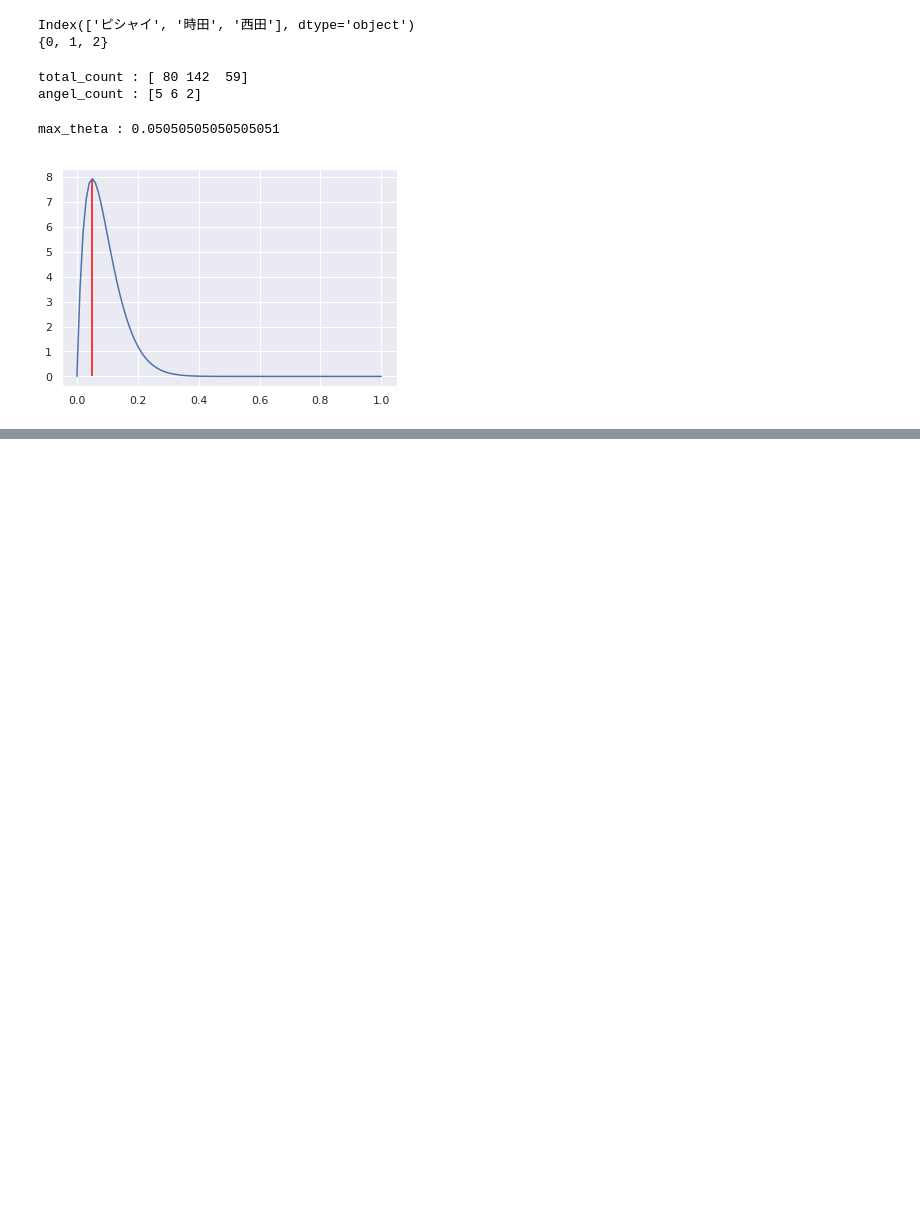
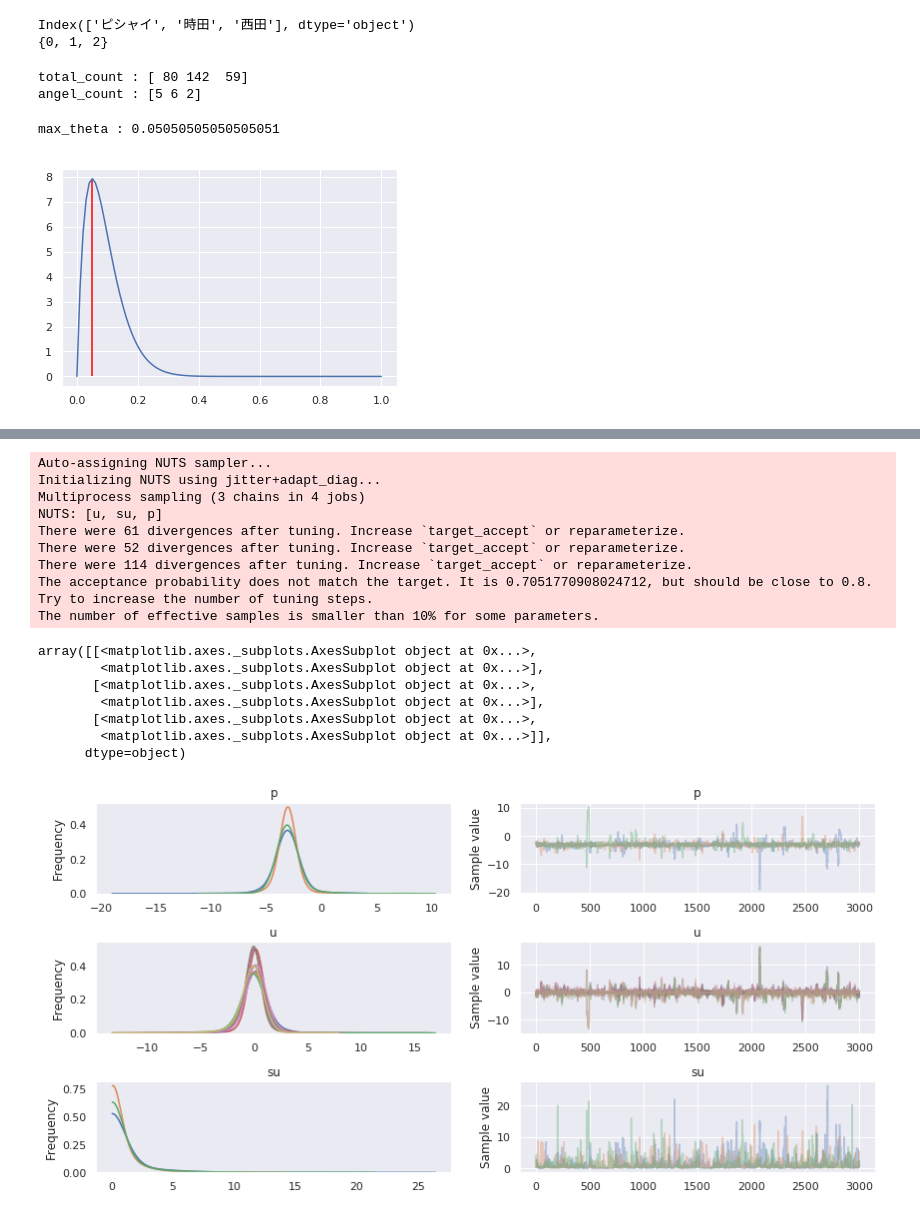
Before and after one commit to tok41/choco-ball-statistics, a Jupyter notebook: analysis/jupyter/estimate-angel-rate-multi.ipynb, the cells around one changed output, grey strips where cells are left out. Cells and saved outputs as stored; diff of their text form; code cells hidden in the pictures; blank space fills up the shorter version.

```diff
--- a/analysis/jupyter/estimate-angel-rate-multi.ipynb
+++ b/analysis/jupyter/estimate-angel-rate-multi.ipynb
@@ -122,0 +141,32 @@ plt.savefig('buyer_effect.png')
+# %%
+with pm.Model() as comparing_buyer_m:
+    # 事前分布
+    p = pm.Normal('p', mu=0, sd=10)
+
+    su = pm.HalfNormal('su', sd=10)
+    u = pm.Normal('u', mu=0, sd=su, shape=len(set(buyer_idx)))
+
+    # 尤度
+    angel = pm.Binomial('angel', n=total_counts, p=pm.invlogit(p+u), observed=angel_counts)
+
+    # sample
+    trace = pm.sample(3000, chains=3)
+pm.traceplot(trace)
+# %% [output]
+Auto-assigning NUTS sampler...
+Initializing NUTS using jitter+adapt_diag...
+Multiprocess sampling (3 chains in 4 jobs)
+NUTS: [u, su, p]
+There were 61 divergences after tuning. Increase `target_accept` or reparameterize.
+There were 52 divergences after tuning. Increase `target_accept` or reparameterize.
+There were 114 divergences after tuning. Increase `target_accept` or reparameterize.
+The acceptance probability does not match the target. It is 0.7051770908024712, but should be close to 0.8. Try to increase the number of tuning steps.
+The number of effective samples is smaller than 10% for some parameters.
+array([[<matplotlib.axes._subplots.AxesSubplot object at 0x...>,
+        <matplotlib.axes._subplots.AxesSubplot object at 0x...>],
+       [<matplotlib.axes._subplots.AxesSubplot object at 0x...>,
+        <matplotlib.axes._subplots.AxesSubplot object at 0x...>],
+       [<matplotlib.axes._subplots.AxesSubplot object at 0x...>,
+        <matplotlib.axes._subplots.AxesSubplot object at 0x...>]],
+      dtype=object)
+[figure, added]
```
Also changed, not shown: parts of 15 cells of this notebook.
